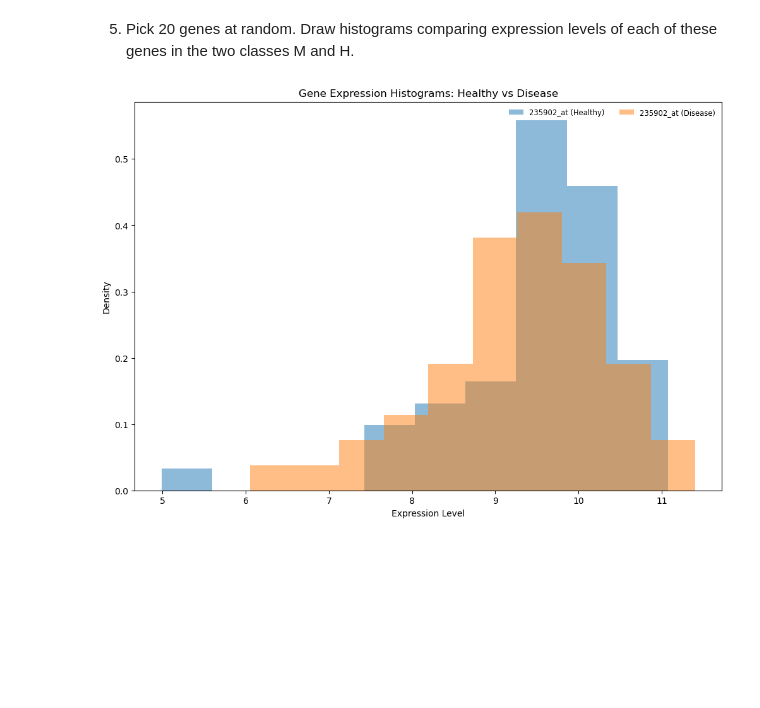
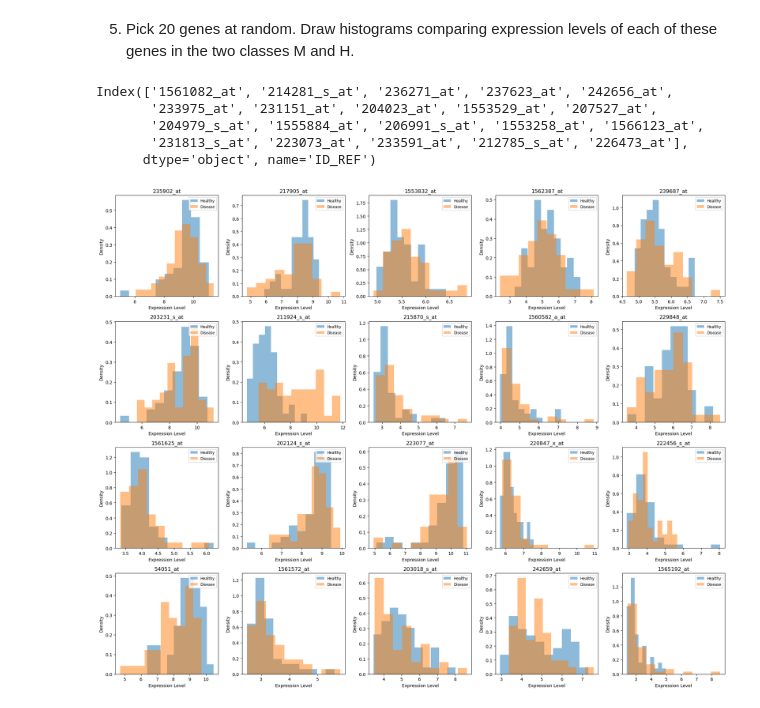
Before and after one commit to matanyaw9/iml_project, a Jupyter notebook: part_1.ipynb, the cells around one changed output. Cells and saved outputs as stored; diff of their text form; code cells hidden in the pictures; blank space fills up the shorter version.

```diff
--- a/part_1.ipynb
+++ b/part_1.ipynb
@@ -48,0 +45,3 @@ labels.head()
+# %%
+df.set_index(['ID_REF'], inplace=True)
+df.head()
@@ -48,0 +57,4 @@ labels.head()
+# %%
+labels = df.loc['Class'].copy()
+df.drop(index=['Class'], inplace=True)
+df.head()
@@ -65,11 +96,11 @@ There are 99 subjects profiled in the dataset.
 # %% [markdown]
 3) How many samples in each class?
 # %%
-healthy_count = (labels == "H")
-disease_count = (labels == "M")  # Assuming "D" is the other class
+healthy_samples = (labels == "H")
+disease_samples = (labels == "M")  # Assuming "D" is the other class
 
-print(f"Healthy samples: {healthy_count.sum().iloc[0]}")
-print(f"Disease samples: {disease_count.sum().iloc[0]}")
+print(f"Healthy samples: {healthy_samples.sum()}")
+print(f"Disease samples: {disease_samples.sum()}")
 # %% [output]
 Healthy samples: 50
 Disease samples: 49
@@ -87,22 +129,36 @@ There are 54628 genes left after removing genes with missing values.
 5) Pick 20 genes at random. Draw histograms comparing
 expression levels of each of these genes in the two
 classes M and H.
+# %%
+selected_genes = cleaned_df.sample(20, axis=GENE_AXIS).index
+selected_genes
+# %% [output]
+Index(['1561082_at', '214281_s_at', '236271_at', '237623_at', '242656_at',
+       '233975_at', '231151_at', '204023_at', '1553529_at', '207527_at',
+       '204979_s_at', '1555884_at', '206991_s_at', '1553258_at', '1566123_at',
+       '231813_s_at', '223073_at', '233591_at', '212785_s_at', '226473_at'],
+      dtype='object', name='ID_REF')
 # %%
 np.random.seed(0)
-SAMPLE_AMOUNT = 1
-selected_genes = cleaned_df.sample(SAMPLE_AMOUNT, axis=GENE_AXIS).columns
-df_healthy  = cleaned_df.loc[labels["Class"] == "H", selected_genes]
-df_disease = cleaned_df.loc[labels["Class"] == "M", selected_genes]
+SAMPLE_AMOUNT = 20
+selected_genes = cleaned_df.sample(SAMPLE_AMOUNT, axis=GENE_AXIS).index
 
-plt.figure(figsize=(12, 8))
-for gene in selected_genes:
-    plt.hist(df_healthy[gene], bins=10, alpha=0.5, label=f"{gene} (Healthy)", density=True)
-    plt.hist(df_disease[gene], bins=10, alpha=0.5, label=f"{gene} (Disease)", density=True)
 
-plt.xlabel("Expression Level")
-plt.ylabel("Density")
-plt.title("Gene Expression Histograms: Healthy vs Disease")
-plt.legend(loc = 'upper right', fontsize='small', ncol=2, frameon=False)
+df_healthy  = cleaned_df.loc[selected_genes, healthy_samples]
+df_disease = cleaned_df.loc[selected_genes, disease_samples]
+
+fig, axes = plt.subplots(nrows=4, ncols=5, figsize=(20, 16))
+axes = axes.flatten()
+
+for i, gene in enumerate(selected_genes):
+    axes[i].hist(df_healthy.loc[gene], bins=10, alpha=0.5, label="Healthy", density=True)
+    axes[i].hist(df_disease.loc[gene], bins=10, alpha=0.5, label="Disease", density=True)
+    axes[i].set_title(gene)
+    axes[i].set_xlabel("Expression Level")
+    axes[i].set_ylabel("Density")
+    axes[i].legend(loc='upper right', fontsize='small')
+
+plt.tight_layout()
 plt.show()
 # %% [output]
-[figure, old version]
+[figure, new version]
```
Also changed, not shown: parts of 15 cells of this notebook.
